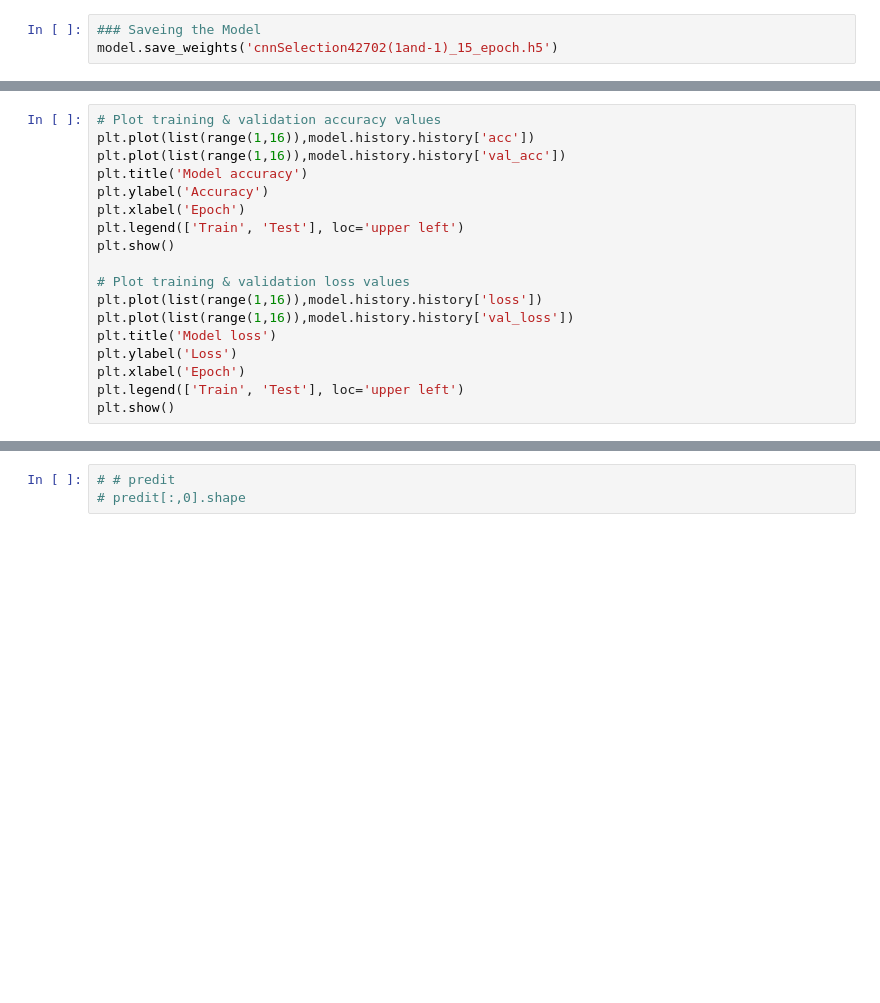
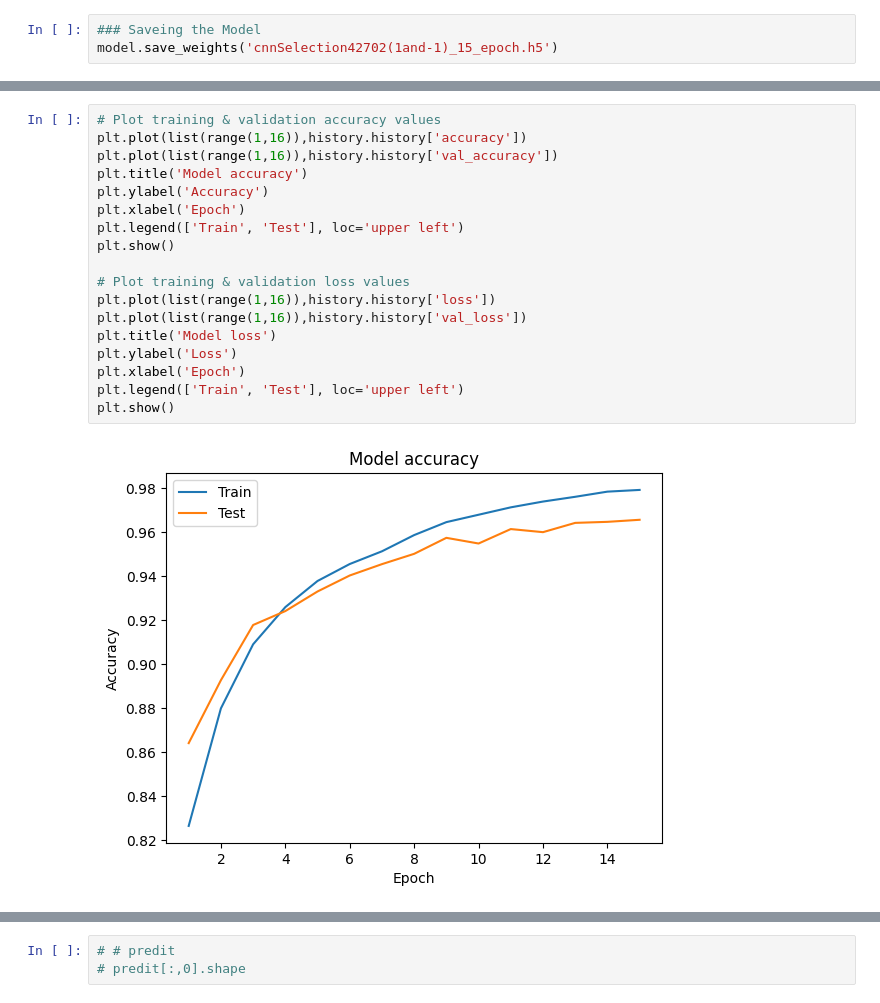
Before and after one commit to aminkhod/DDI-Project, a Jupyter notebook: CNN model to Recommend Comperhancive DDIs/P04_select and evaluate CNN on triple DDI(-1,+1).ipynb, the cells around one changed output, grey strips where cells are left out. Saved outputs shown, nothing was run; the diff lists cells and outputs as text; blank space fills up the shorter version.

Commit message:
Update two class model CV

```diff
--- a/CNN model to Recommend Comperhancive DDIs/P04_select and evaluate CNN on triple DDI(-1,+1).ipynb
+++ b/CNN model to Recommend Comperhancive DDIs/P04_select and evaluate CNN on triple DDI(-1,+1).ipynb
@@ -166,18 +190,20 @@ model.history.history
 # %%
 # Plot training & validation accuracy values
-plt.plot(list(range(1,16)),model.history.history['acc'])
-plt.plot(list(range(1,16)),model.history.history['val_acc'])
+plt.plot(list(range(1,16)),history.history['accuracy'])
+plt.plot(list(range(1,16)),history.history['val_accuracy'])
 plt.title('Model accuracy')
 plt.ylabel('Accuracy')
 plt.xlabel('Epoch')
 plt.legend(['Train', 'Test'], loc='upper left')
 plt.show()
 
 # Plot training & validation loss values
-plt.plot(list(range(1,16)),model.history.history['loss'])
-plt.plot(list(range(1,16)),model.history.history['val_loss'])
+plt.plot(list(range(1,16)),history.history['loss'])
+plt.plot(list(range(1,16)),history.history['val_loss'])
 plt.title('Model loss')
 plt.ylabel('Loss')
 plt.xlabel('Epoch')
 plt.legend(['Train', 'Test'], loc='upper left')
 plt.show()
+# %% [output]
+[figure, added]
```
Also changed, not shown: parts of 16 cells of this notebook, 3 other files.
